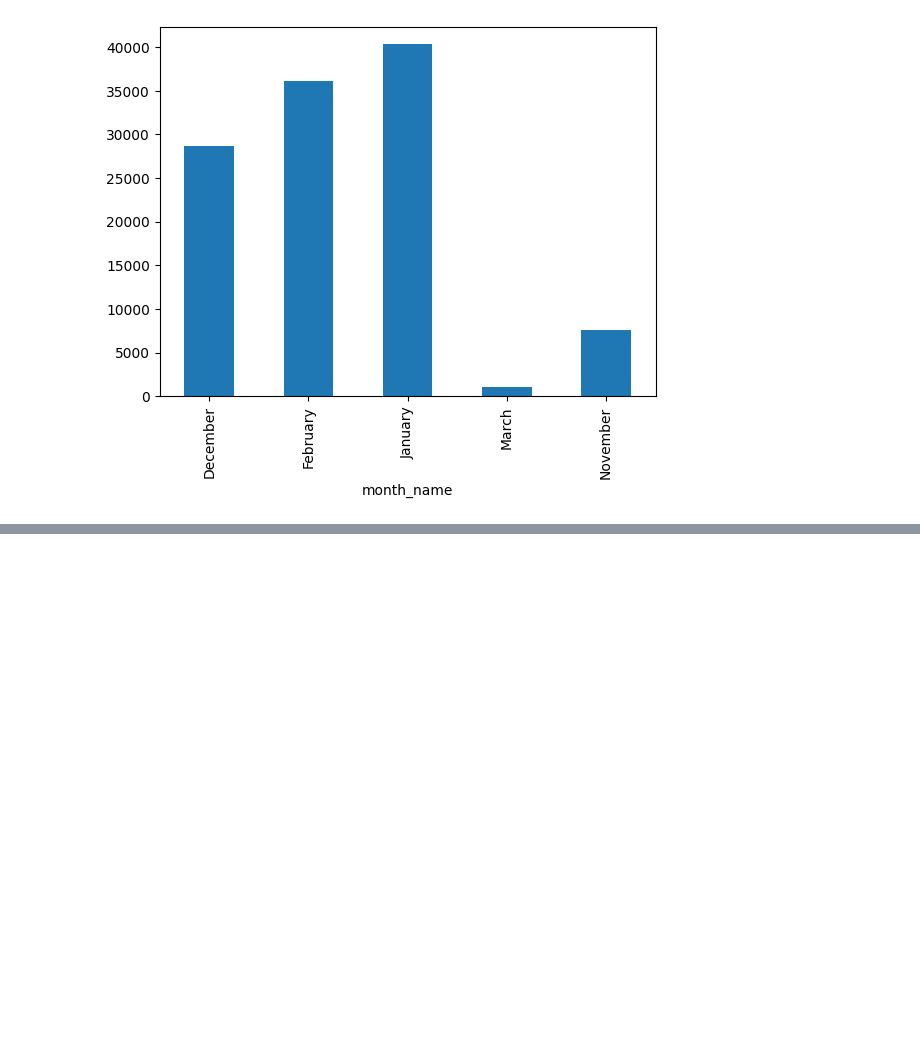
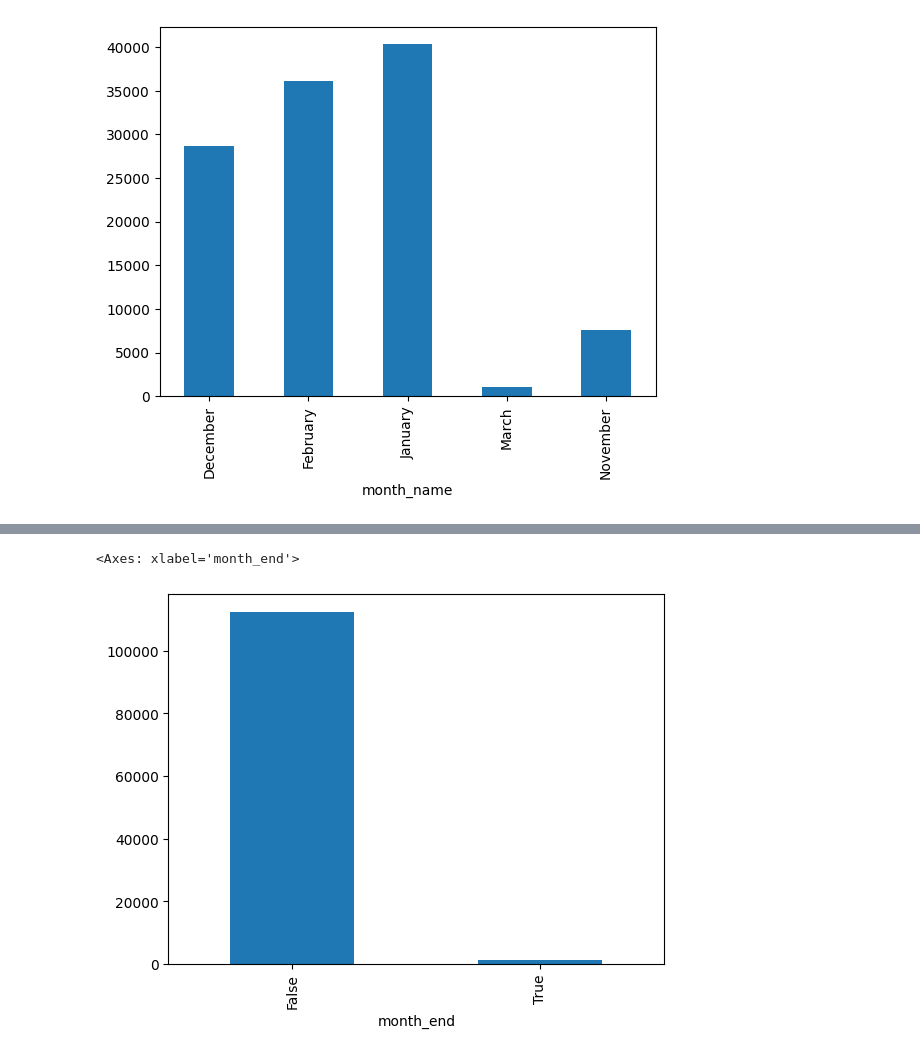
Before and after one commit to nadim-altaf/data-science-mentorship-campusx, a Jupyter notebook: Pandas/sesssion_22_date_and_time_in_pandas.ipynb, the cells around one changed output, grey strips where cells are left out. Saved outputs shown, nothing was run; the diff lists cells and outputs as text; code cells hidden in the pictures; blank space fills up the shorter version.

```diff
--- a/Pandas/sesssion_22_date_and_time_in_pandas.ipynb
+++ b/Pandas/sesssion_22_date_and_time_in_pandas.ipynb
@@ -448,3 +448,9 @@ df.head()
 | 2 | 2022-03-01 19:50:00 | CUB - online payment | Food | NaN | Dinner | 78.0 | Expense | NaN | 78.0 | INR | ... |
 | 3 | 2022-03-01 18:56:00 | CUB - online payment | Transportation | NaN | Metro | 30.0 | Expense | NaN | 30.0 | INR | ... |
 | 4 | 2022-03-01 18:22:00 | CUB - online payment | Food | NaN | Snacks | 67.0 | Expense | NaN | 67.0 | INR | ... |
+# %%
+
+df.groupby('month_end')['INR'].sum().plot(kind='bar')
+# %% [output]
+<Axes: xlabel='month_end'>
+[figure, added]
```
